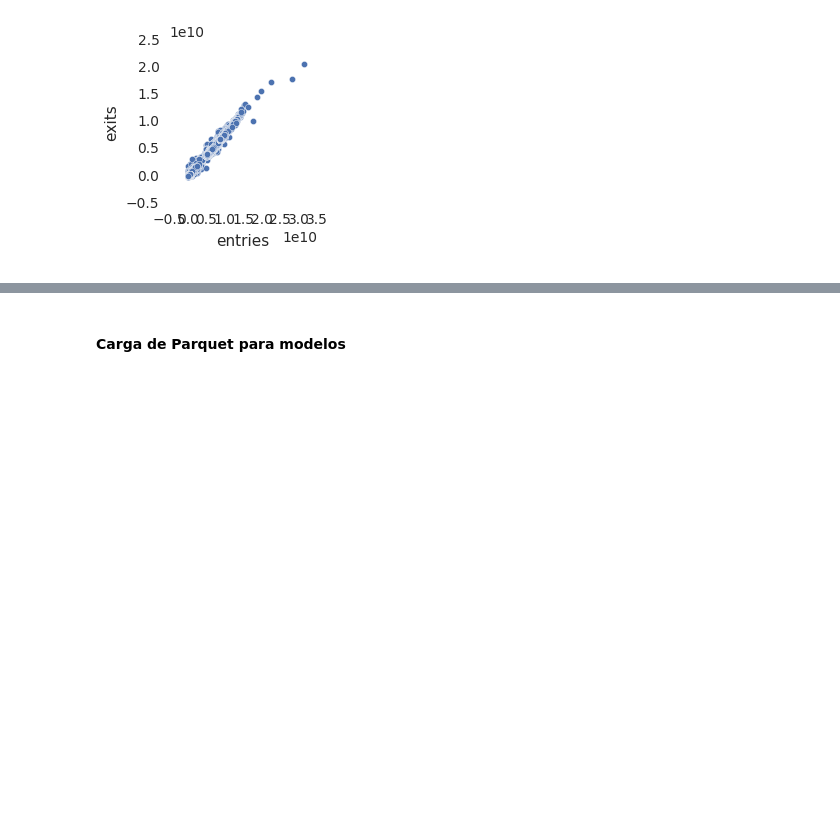
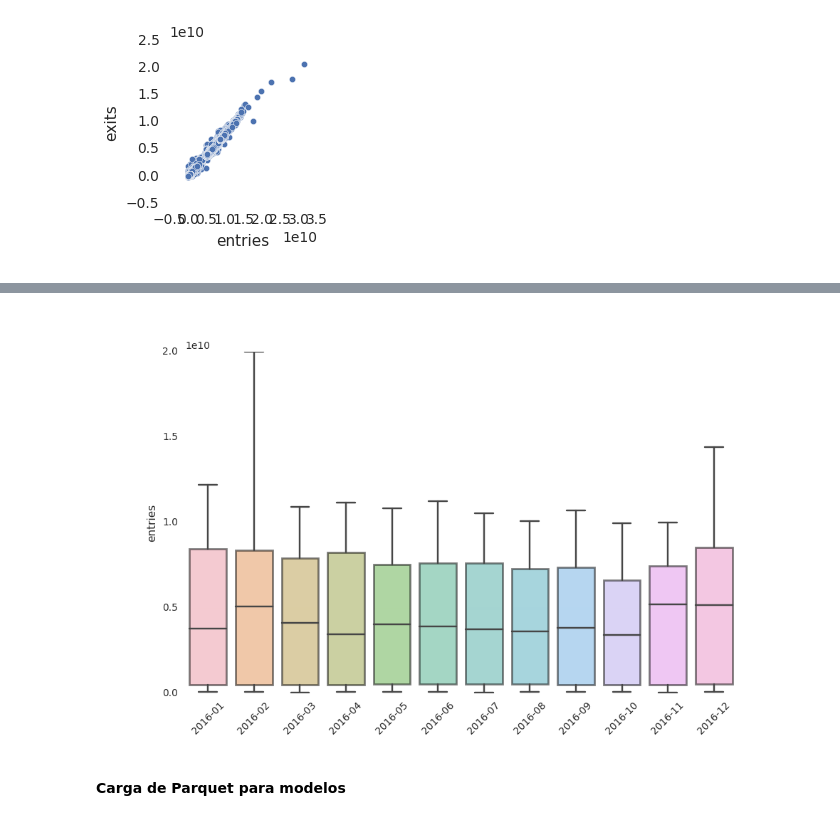
Before and after one commit to maikonabati/poc-ny-subway, a Jupyter notebook: code/python/poc-ny-subway.ipynb, the cells around one changed output, grey strips where cells are left out. Cells and saved outputs as stored; diff of their text form; code cells hidden in the pictures; blank space fills up the shorter version.

```diff
--- a/code/python/poc-ny-subway.ipynb
+++ b/code/python/poc-ny-subway.ipynb
@@ -209,0 +233,15 @@ df_rl[:1000]
+# %%
+# Base para Boxplot
+df_desafio_box = df_desafio.filter(col('dt_year') == '2016').groupBy(
+  'dt_month_year',
+  'dt_year',
+  'dt_month',
+  'dt_day',
+  'dt_hour'
+).agg(
+  sum('entries'),
+  sum('exits')
+).orderBy('dt_month_year')
+#df_desafio_rl.count()
+df_box = df_desafio_box.toPandas()
+df_box.columns = ['dt_month_year', 'dt_year', 'dt_month', 'dt_day', 'dt_hour', 'entries', 'exits']
@@ -210,3 +250,13 @@ df_rl[:1000]
+# %%
+# Gráfico para Boxplot
+plt.figure(figsize = (10, 6))
+ax = sns.boxplot(x='dt_month_year', y='entries', data=df_box)
+plt.setp(ax.artists, alpha=.5, linewidth=2, edgecolor="k")
+plt.ylim(0, 20000000000)
+plt.xticks(rotation=45)
+display()
+# %% [output]
+[figure, added]
 # %% [markdown]
 #### Carga de Parquet para modelos
 # %%
```
Also changed, not shown: parts of 11 cells of this notebook.
